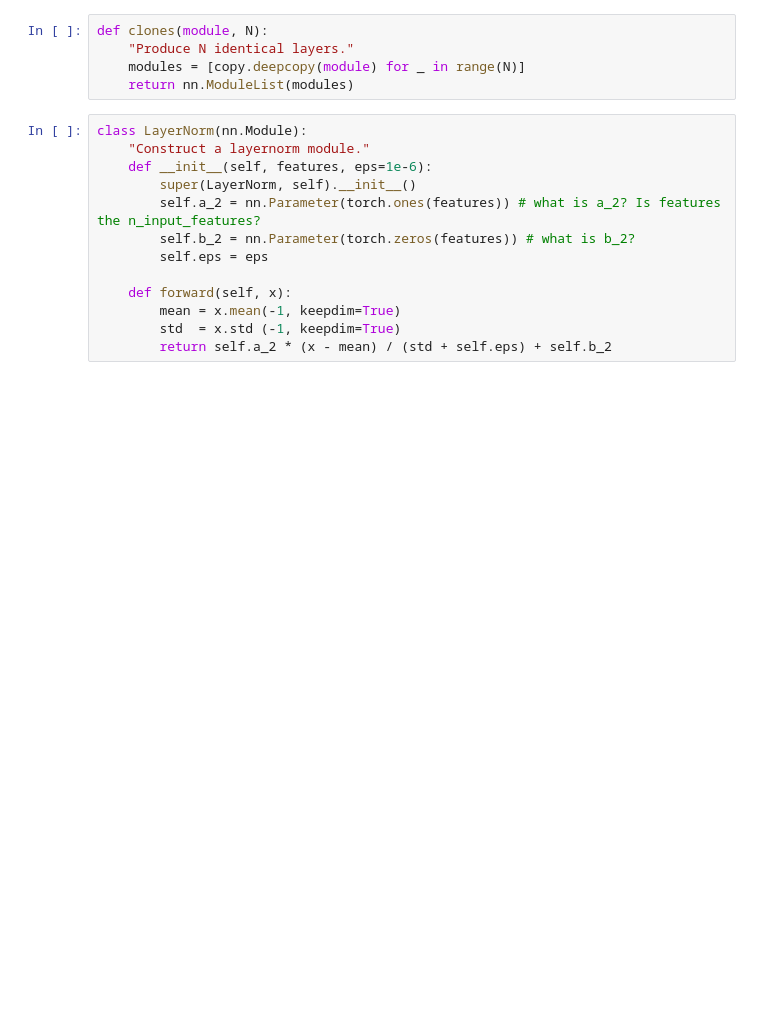
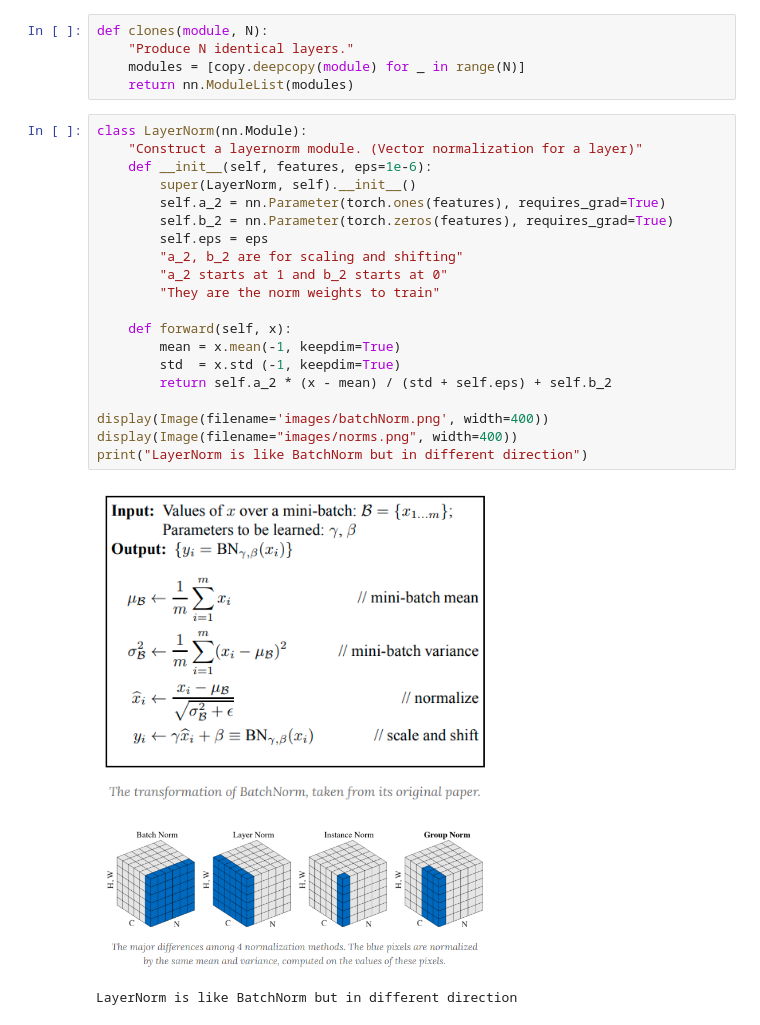
Before and after one commit to Trip1eLift/practice-pytorch, a Jupyter notebook: transformer/main.ipynb, the cells around one changed output. Saved outputs shown, nothing was run; the diff lists cells and outputs as text; blank space fills up the shorter version.

```diff
--- a/transformer/main.ipynb
+++ b/transformer/main.ipynb
@@ -53,14 +62,25 @@ def clones(module, N):
     return nn.ModuleList(modules)
 # %%
 class LayerNorm(nn.Module):
-    "Construct a layernorm module."
+    "Construct a layernorm module. (Vector normalization for a layer)"
     def __init__(self, features, eps=1e-6):
         super(LayerNorm, self).__init__()
-        self.a_2 = nn.Parameter(torch.ones(features)) # what is a_2? Is features the n_input_features?
-        self.b_2 = nn.Parameter(torch.zeros(features)) # what is b_2?
+        self.a_2 = nn.Parameter(torch.ones(features), requires_grad=True)
+        self.b_2 = nn.Parameter(torch.zeros(features), requires_grad=True)
         self.eps = eps
+        "a_2, b_2 are for scaling and shifting"
+        "a_2 starts at 1 and b_2 starts at 0"
+        "They are the norm weights to train"
 
     def forward(self, x):
         mean = x.mean(-1, keepdim=True)
         std  = x.std (-1, keepdim=True)
         return self.a_2 * (x - mean) / (std + self.eps) + self.b_2
+
+display(Image(filename='images/batchNorm.png', width=400))
+display(Image(filename="images/norms.png", width=400))
+print("LayerNorm is like BatchNorm but in different direction")
+# %% [output]
+[figure, added]
+[figure, added]
+LayerNorm is like BatchNorm but in different direction
```
Also changed, not shown: parts of 6 cells of this notebook, 5 other files.
